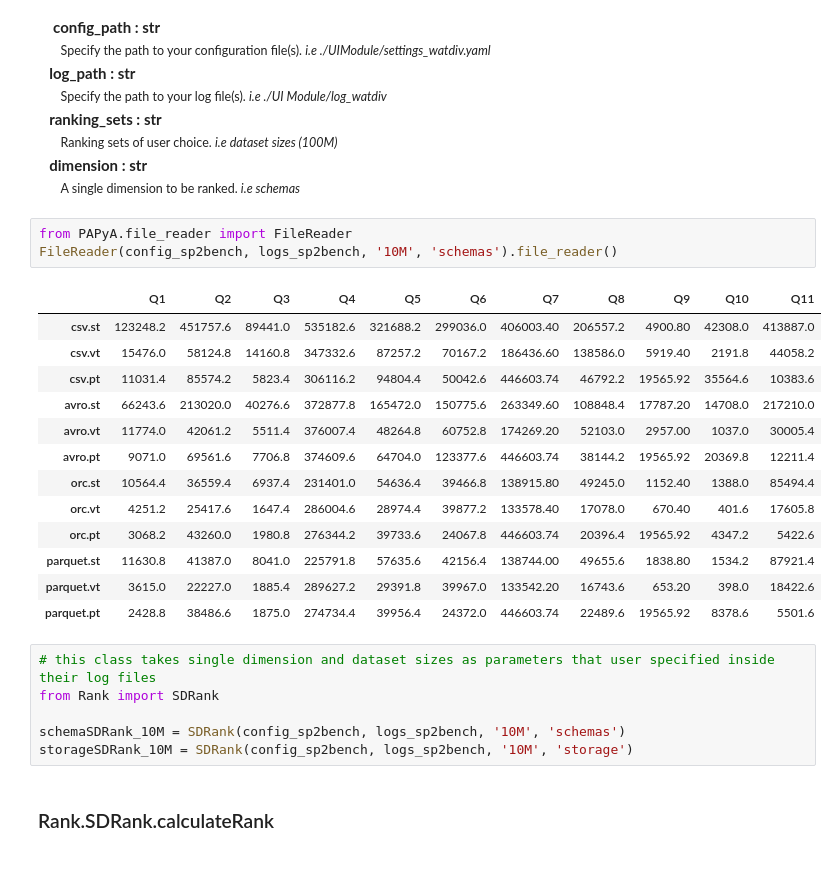
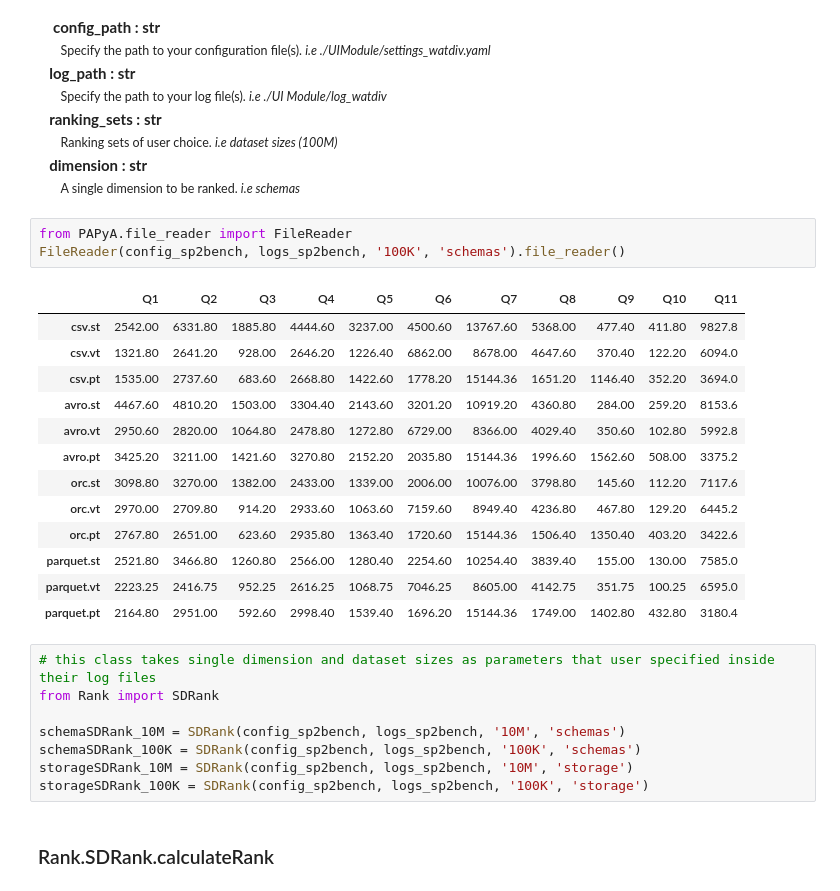
Before and after one commit to DataSystemsGroupUT/PAPyA, a Jupyter notebook: UI Module_Development/Experiments/BenchRanker_twoDimensions.ipynb, the cells around one changed output. Saved outputs shown, nothing was run; the diff lists cells and outputs as text.

```diff
--- a/UI Module_Development/Experiments/BenchRanker_twoDimensions.ipynb
+++ b/UI Module_Development/Experiments/BenchRanker_twoDimensions.ipynb
@@ -72,27 +67,29 @@ $|Q|$       : total number of queries
 &emsp;&emsp;<small>A single dimension to be ranked. <i>i.e schemas</small></i><br>
 # %%
 from PAPyA.file_reader import FileReader
-FileReader(config_sp2bench, logs_sp2bench, '10M', 'schemas').file_reader()
+FileReader(config_sp2bench, logs_sp2bench, '100K', 'schemas').file_reader()
 # %% [output]
 |  | Q1 | Q2 | Q3 | Q4 | Q5 | Q6 | Q7 | Q8 | Q9 | Q10 | Q11 |
-| csv.st | 123248.2 | 451757.6 | 89441.0 | 535182.6 | 321688.2 | 299036.0 | 406003.40 | 206557.2 | 4900.80 | 42308.0 | 413887.0 |
-| csv.vt | 15476.0 | 58124.8 | 14160.8 | 347332.6 | 87257.2 | 70167.2 | 186436.60 | 138586.0 | 5919.40 | 2191.8 | 44058.2 |
-| csv.pt | 11031.4 | 85574.2 | 5823.4 | 306116.2 | 94804.4 | 50042.6 | 446603.74 | 46792.2 | 19565.92 | 35564.6 | 10383.6 |
-| avro.st | 66243.6 | 213020.0 | 40276.6 | 372877.8 | 165472.0 | 150775.6 | 263349.60 | 108848.4 | 17787.20 | 14708.0 | 217210.0 |
-| avro.vt | 11774.0 | 42061.2 | 5511.4 | 376007.4 | 48264.8 | 60752.8 | 174269.20 | 52103.0 | 2957.00 | 1037.0 | 30005.4 |
-| avro.pt | 9071.0 | 69561.6 | 7706.8 | 374609.6 | 64704.0 | 123377.6 | 446603.74 | 38144.2 | 19565.92 | 20369.8 | 12211.4 |
-| orc.st | 10564.4 | 36559.4 | 6937.4 | 231401.0 | 54636.4 | 39466.8 | 138915.80 | 49245.0 | 1152.40 | 1388.0 | 85494.4 |
-| orc.vt | 4251.2 | 25417.6 | 1647.4 | 286004.6 | 28974.4 | 39877.2 | 133578.40 | 17078.0 | 670.40 | 401.6 | 17605.8 |
-| orc.pt | 3068.2 | 43260.0 | 1980.8 | 276344.2 | 39733.6 | 24067.8 | 446603.74 | 20396.4 | 19565.92 | 4347.2 | 5422.6 |
-| parquet.st | 11630.8 | 41387.0 | 8041.0 | 225791.8 | 57635.6 | 42156.4 | 138744.00 | 49655.6 | 1838.80 | 1534.2 | 87921.4 |
-| parquet.vt | 3615.0 | 22227.0 | 1885.4 | 289627.2 | 29391.8 | 39967.0 | 133542.20 | 16743.6 | 653.20 | 398.0 | 18422.6 |
-| parquet.pt | 2428.8 | 38486.6 | 1875.0 | 274734.4 | 39956.4 | 24372.0 | 446603.74 | 22489.6 | 19565.92 | 8378.6 | 5501.6 |
+| csv.st | 2542.00 | 6331.80 | 1885.80 | 4444.60 | 3237.00 | 4500.60 | 13767.60 | 5368.00 | 477.40 | 411.80 | 9827.8 |
+| csv.vt | 1321.80 | 2641.20 | 928.00 | 2646.20 | 1226.40 | 6862.00 | 8678.00 | 4647.60 | 370.40 | 122.20 | 6094.0 |
+| csv.pt | 1535.00 | 2737.60 | 683.60 | 2668.80 | 1422.60 | 1778.20 | 15144.36 | 1651.20 | 1146.40 | 352.20 | 3694.0 |
+| avro.st | 4467.60 | 4810.20 | 1503.00 | 3304.40 | 2143.60 | 3201.20 | 10919.20 | 4360.80 | 284.00 | 259.20 | 8153.6 |
+| avro.vt | 2950.60 | 2820.00 | 1064.80 | 2478.80 | 1272.80 | 6729.00 | 8366.00 | 4029.40 | 350.60 | 102.80 | 5992.8 |
+| avro.pt | 3425.20 | 3211.00 | 1421.60 | 3270.80 | 2152.20 | 2035.80 | 15144.36 | 1996.60 | 1562.60 | 508.00 | 3375.2 |
+| orc.st | 3098.80 | 3270.00 | 1382.00 | 2433.00 | 1339.00 | 2006.00 | 10076.00 | 3798.80 | 145.60 | 112.20 | 7117.6 |
+| orc.vt | 2970.00 | 2709.80 | 914.20 | 2933.60 | 1063.60 | 7159.60 | 8949.40 | 4236.80 | 467.80 | 129.20 | 6445.2 |
+| orc.pt | 2767.80 | 2651.00 | 623.60 | 2935.80 | 1363.40 | 1720.60 | 15144.36 | 1506.40 | 1350.40 | 403.20 | 3422.6 |
+| parquet.st | 2521.80 | 3466.80 | 1260.80 | 2566.00 | 1280.40 | 2254.60 | 10254.40 | 3839.40 | 155.00 | 130.00 | 7585.0 |
+| parquet.vt | 2223.25 | 2416.75 | 952.25 | 2616.25 | 1068.75 | 7046.25 | 8605.00 | 4142.75 | 351.75 | 100.25 | 6595.0 |
+| parquet.pt | 2164.80 | 2951.00 | 592.60 | 2998.40 | 1539.40 | 1696.20 | 15144.36 | 1749.00 | 1402.80 | 432.80 | 3180.4 |
 # %%
 # this class takes single dimension and dataset sizes as parameters that user specified inside their log files
 from Rank import SDRank
 
 schemaSDRank_10M = SDRank(config_sp2bench, logs_sp2bench, '10M', 'schemas')
+schemaSDRank_100K = SDRank(config_sp2bench, logs_sp2bench, '100K', 'schemas')
 storageSDRank_10M = SDRank(config_sp2bench, logs_sp2bench, '10M', 'storage')
+storageSDRank_100K = SDRank(config_sp2bench, logs_sp2bench, '100K', 'storage')
 # %% [markdown]
 ### Rank.SDRank.calculateRank
 # %% [markdown]
```
Also changed, not shown: parts of 23 cells of this notebook, 8 other files.
